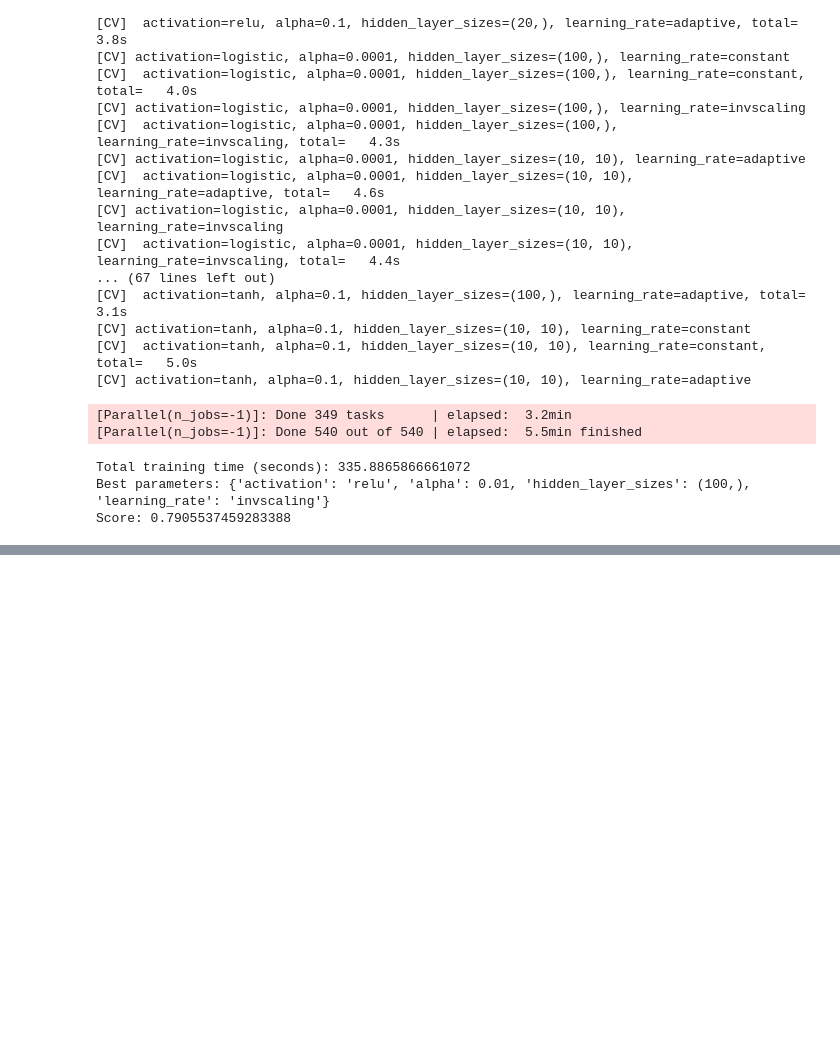
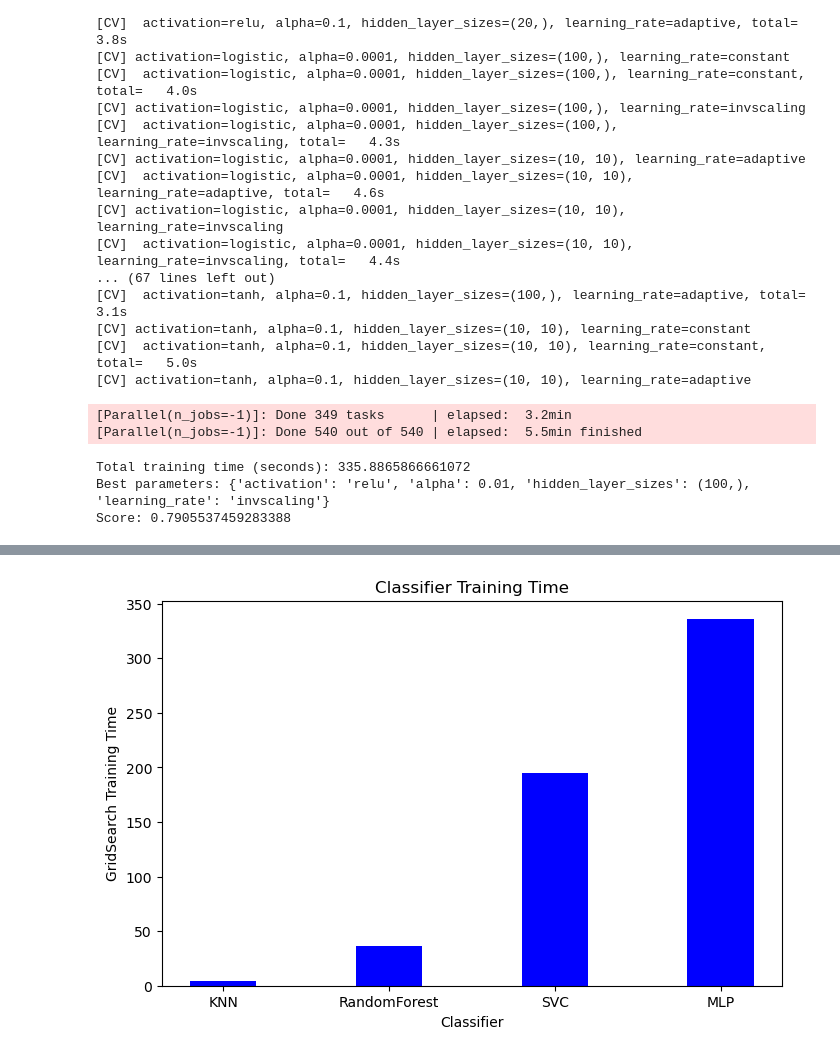
Before and after one commit to mgribov/msds-supervised-learning-final, a Jupyter notebook: Predicting Wine Quality of White Variant of Vinho Verde.ipynb, the cells around one changed output, grey strips where cells are left out. Saved outputs shown, nothing was run; the diff lists cells and outputs as text; code cells hidden in the pictures; blank space fills up the shorter version.

```diff
--- a/Predicting Wine Quality of White Variant of Vinho Verde.ipynb
+++ b/Predicting Wine Quality of White Variant of Vinho Verde.ipynb
@@ -717,0 +759,15 @@ Additionally, there were a lot of convergence errors, and training via GridSearc
+# %%
+perf_data = {'KNN':4.15, 'RandomForest':36.81, 'SVC':194.57, 'MLP':335.88}
+
+fig = plt.figure(figsize = (8, 5))
+
+plt.bar(perf_data.keys(), perf_data.values(), color ='blue', width = 0.4)
+
+plt.xlabel("Classifier")
+plt.ylabel("GridSearch Training Time")
+
+plt.title("Classifier Training Time")
+
+plt.show()
+# %% [output]
+[figure, added]
```
Also changed, not shown: parts of 19 cells of this notebook.
